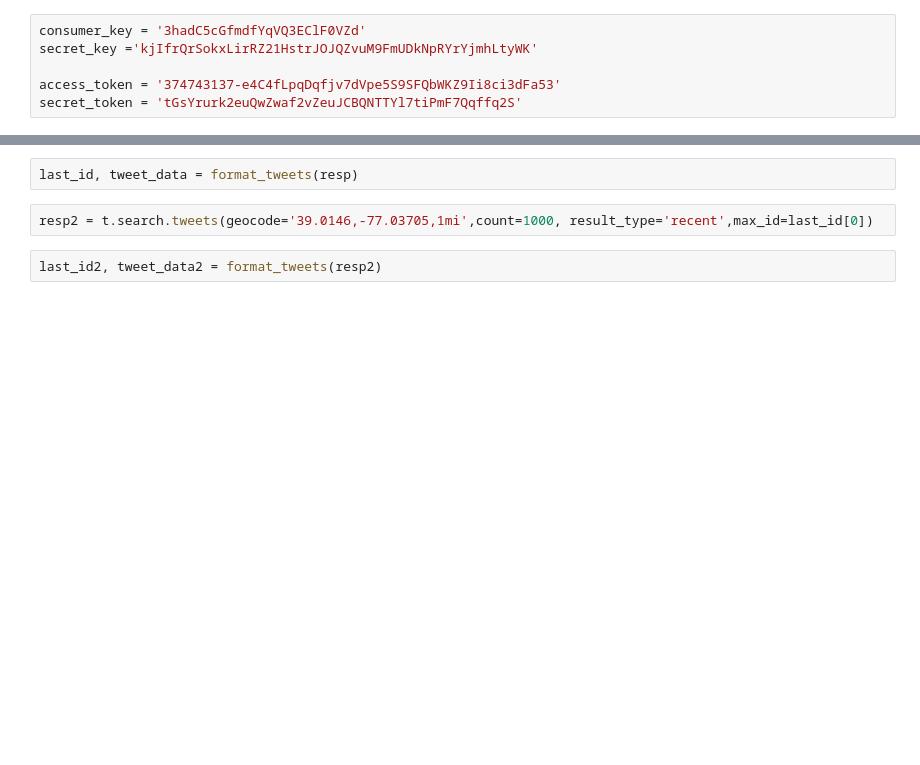
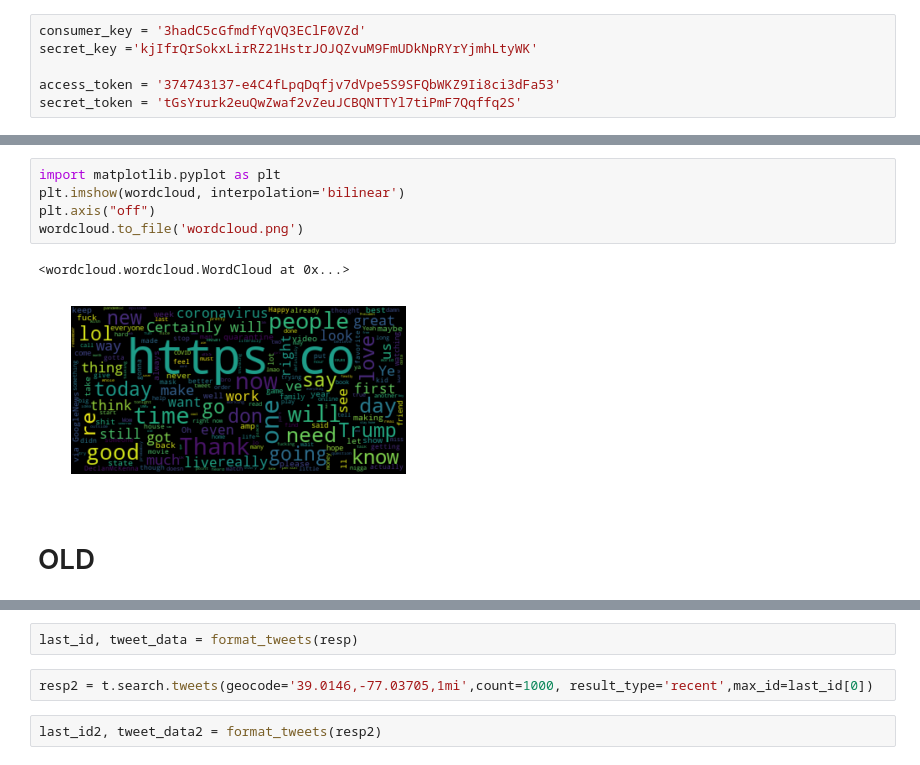
Before and after one commit to kellylsimmons/CovidNeeds, a Jupyter notebook: twitter2.ipynb, the cells around one changed output, grey strips where cells are left out. Drawn from its saved outputs; the diff is of its cells as text; blank space fills up the shorter version.

```diff
--- a/twitter2.ipynb
+++ b/twitter2.ipynb
@@ -32,3 +104,13 @@ t.statuses.home_timeline()[0]
+# %%
+import matplotlib.pyplot as plt
+plt.imshow(wordcloud, interpolation='bilinear')
+plt.axis("off")
+wordcloud.to_file('wordcloud.png')
+# %% [output]
+<wordcloud.wordcloud.WordCloud at 0x...>
+[figure, added]
+# %% [markdown]
+# OLD
 # %%
 #Query Params
 q=Any Text
```
Also changed, not shown: parts of 15 cells of this notebook.
